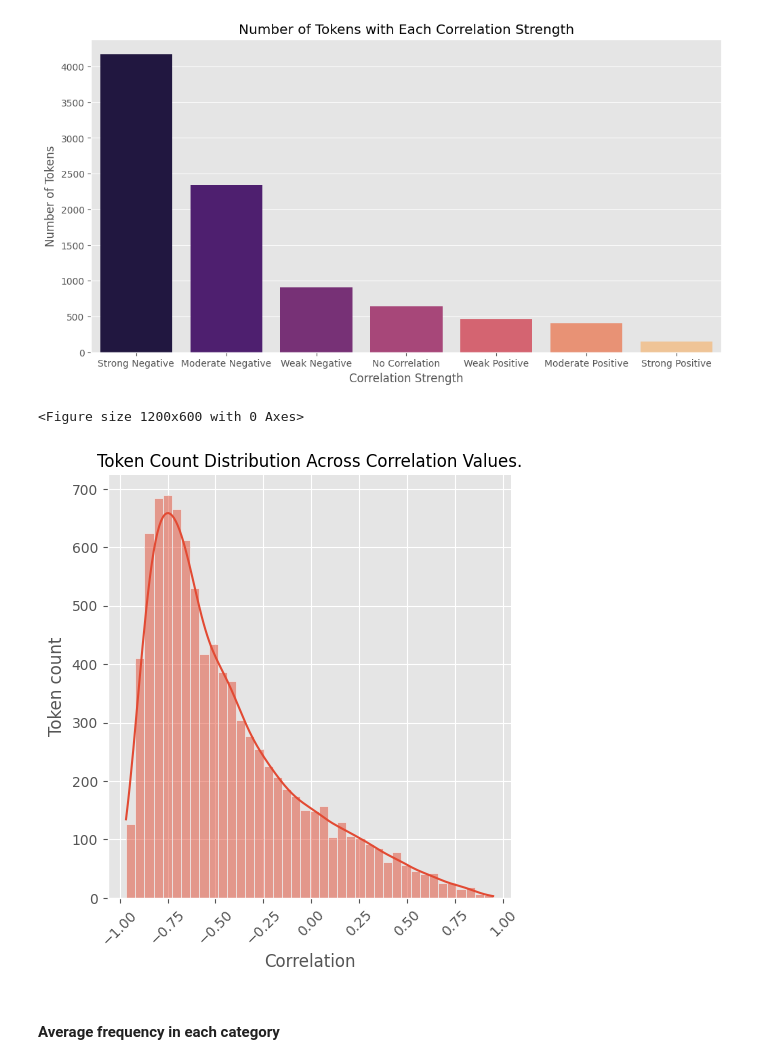
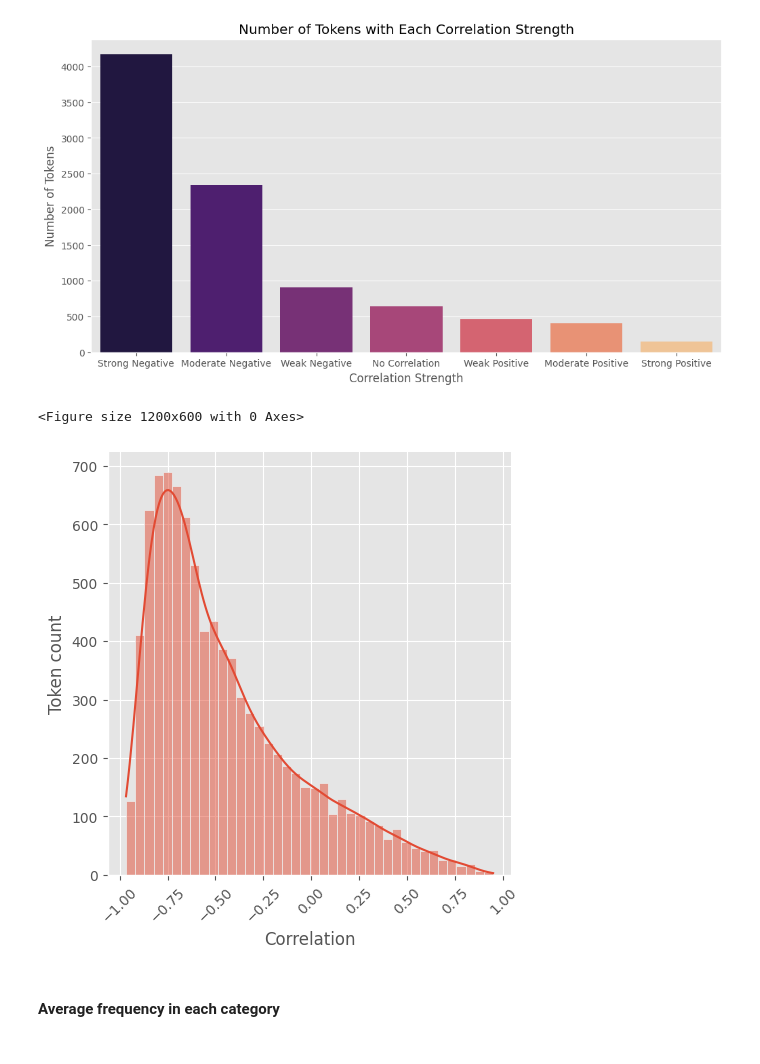
Before and after one commit to NazaninShafiabadi/antisurprisal, a Jupyter notebook: src/word_acquisition.ipynb, the cells around one changed output. Cells and saved outputs as stored; diff of their text form; code cells hidden in the pictures.

```diff
--- a/src/word_acquisition.ipynb
+++ b/src/word_acquisition.ipynb
@@ -208,16 +202,17 @@ plt.show()
 # %%
 plt.style.use('ggplot')
 plt.figure(figsize=(12, 6))
 sns.displot(data=correlations, x='Correlation', kde=True)
 
-plt.title('Token Count Distribution Across Correlation Values.', fontsize=12)
+# plt.title('Token Count Distribution Across Correlation Values.', fontsize=12)
 plt.xticks(rotation=45)
 plt.ylabel('Token count')
+plt.savefig('../correlation.pdf', format='pdf', bbox_inches='tight')
 
 plt.show()
 # %% [output]
 <Figure size 1200x600 with 0 Axes>
-[figure, old version]
+[figure, new version]
 # %% [markdown]
 #### Average frequency in each category
 # %%
```
Also changed, not shown: parts of 1 cell of this notebook, 1 other file.
